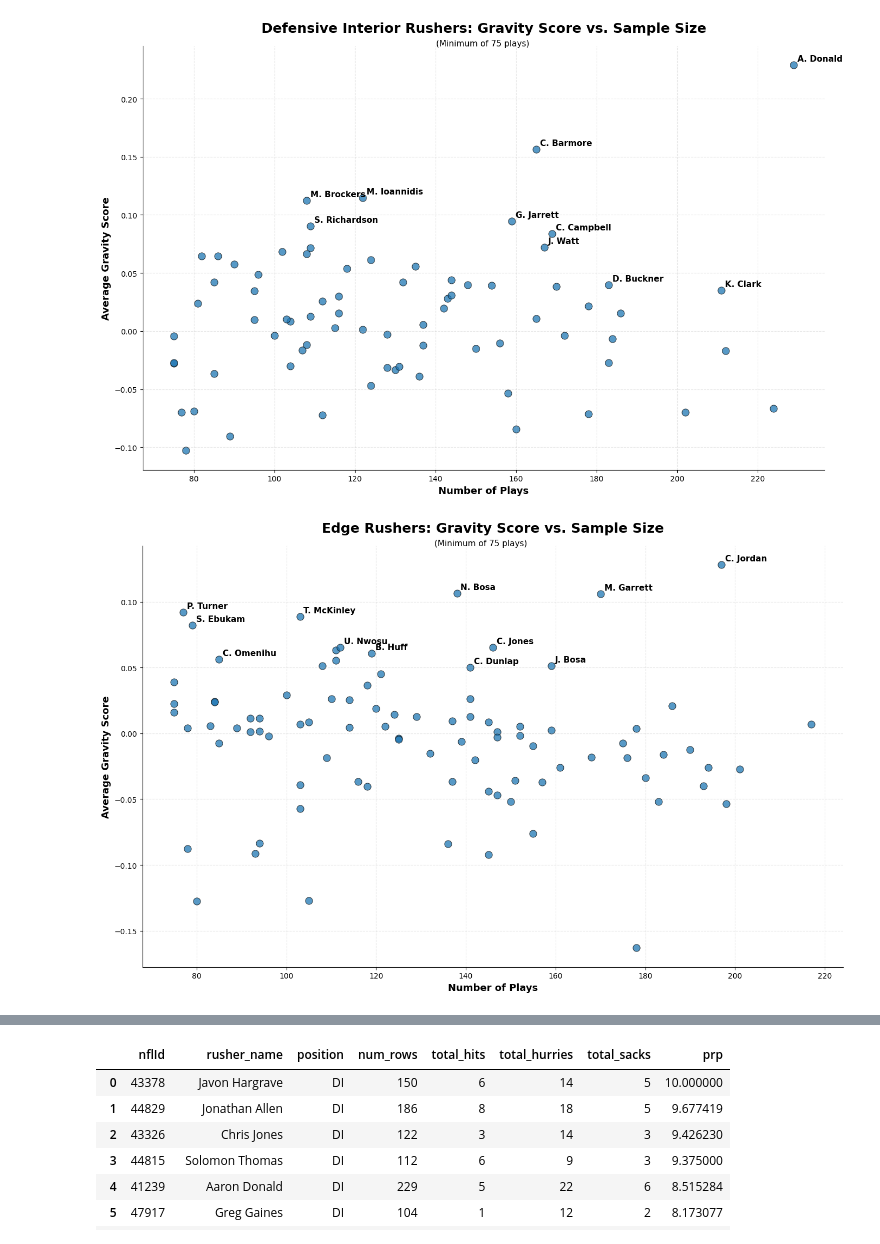
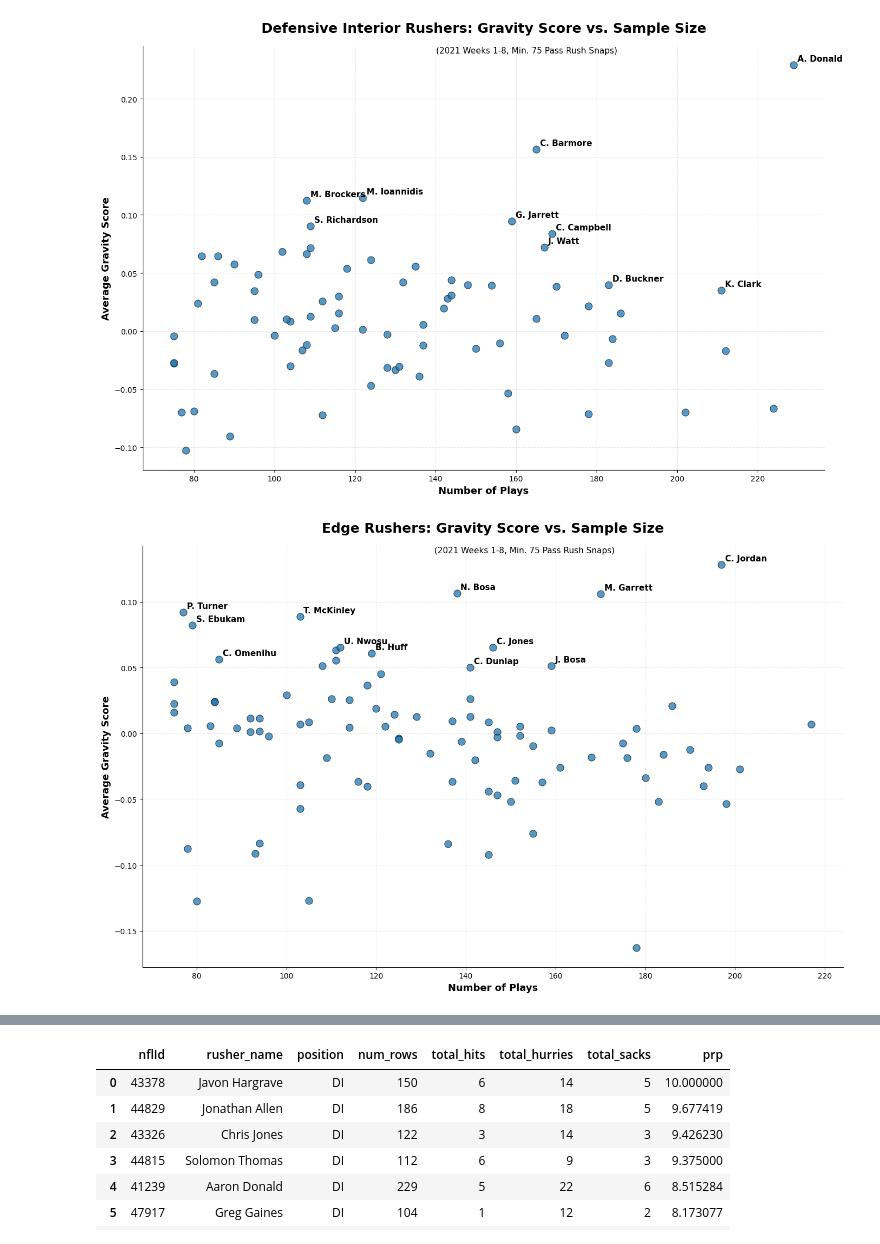
Before and after one commit to mouchatt6/BSA-Football-2026-Gravity-Metrics, a Jupyter notebook: Data Cleaning + Engineering/scripts/gravity_visualizations.ipynb, the cells around one changed output, grey strips where cells are left out. Drawn from its saved outputs; the diff is of its cells as text; code cells hidden in the pictures.

```diff
--- a/Data Cleaning + Engineering/scripts/gravity_visualizations.ipynb
+++ b/Data Cleaning + Engineering/scripts/gravity_visualizations.ipynb
@@ -87,36 +87,36 @@ for _, row in label_df.iterrows():
 # --------------------------------------------
 # 5. Styling
 # --------------------------------------------
 ax.set_title(
     "Defensive Interior Rushers: Gravity Score vs. Sample Size",
     fontsize=18,
     fontweight="bold",
     pad=18
 )
 
 ax.set_xlabel("Number of Plays", fontsize=13, fontweight="bold")
 ax.set_ylabel("Average Gravity Score", fontsize=13, fontweight="bold")
 
 ax.grid(True, linestyle="--", alpha=0.3)
 ax.spines["top"].set_visible(False)
 ax.spines["right"].set_visible(False)
 
 fig.text(
     0.45,
-    0.934,
-    "(Minimum of 75 plays)",
+    0.920,
+    "(2021 Weeks 1-8, Min. 75 Pass Rush Snaps)",
     fontsize=11
 )
 
 plt.tight_layout()
 
 output_dir = Path("../../Gravity Visualizations")
 output_dir.mkdir(parents=True, exist_ok=True)
 fig.savefig(output_dir / "defensive_interior_gravity_score_vs_sample_size.png", dpi=300, bbox_inches="tight")
 
 plt.show()
 # %% [output]
-[figure, old version]
+[figure, new version]
 # %%
 # edge rushers
 from pathlib import Path
@@ -220,8 +220,8 @@ ax.spines["right"].set_visible(False)
 
 fig.text(
     0.45,
-    0.934,
-    "(Minimum of 75 plays)",
+    0.920,
+    "(2021 Weeks 1-8, Min. 75 Pass Rush Snaps)",
     fontsize=11
 )
 
@@ -233,7 +233,7 @@ fig.savefig(output_dir / "edge_rushers_gravity_score_vs_sample_size.png", dpi=30
 
 plt.show()
 # %% [output]
-[figure, old version]
+[figure, new version]
 # %%
 # all qualified rushers
 from pathlib import Path
```
Also changed, not shown: parts of 3 cells of this notebook, 7 other files.
